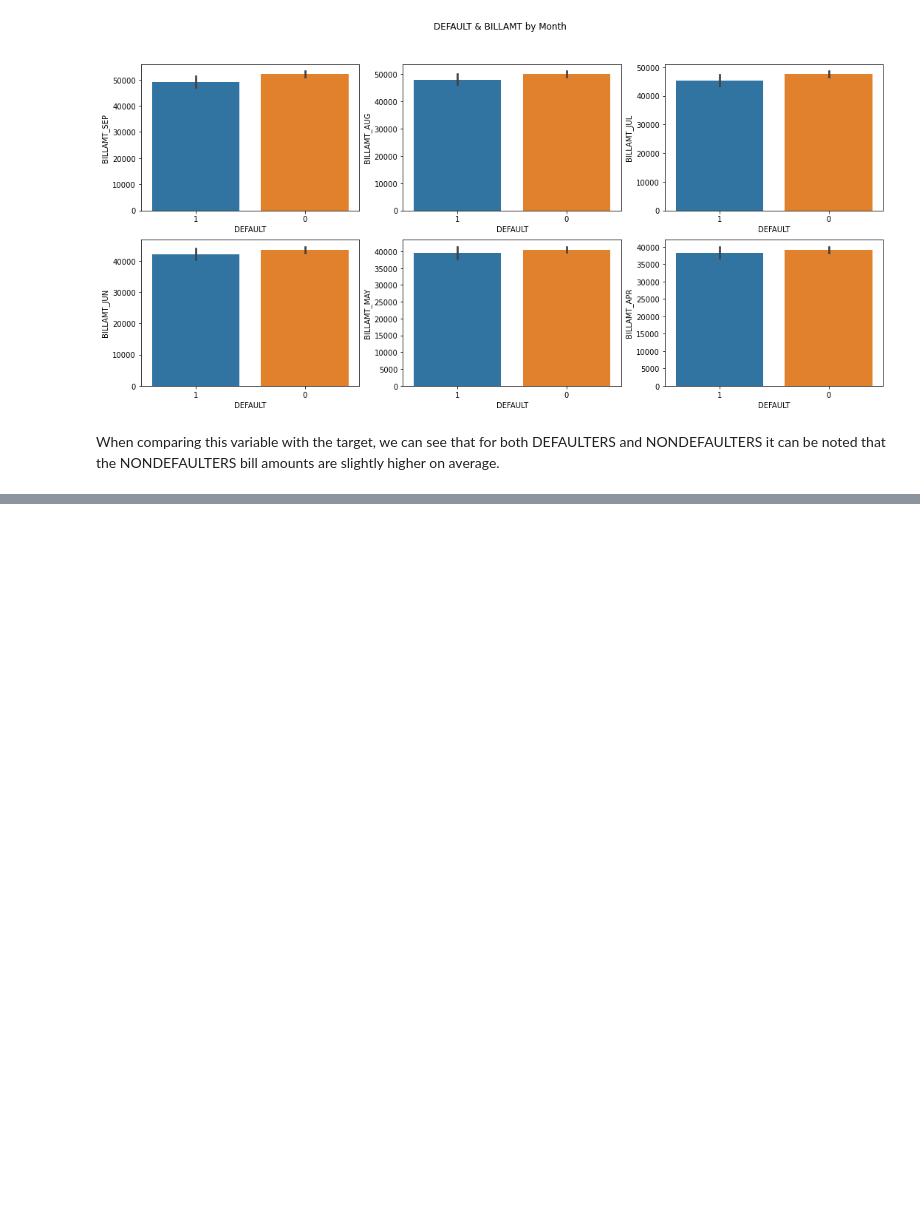
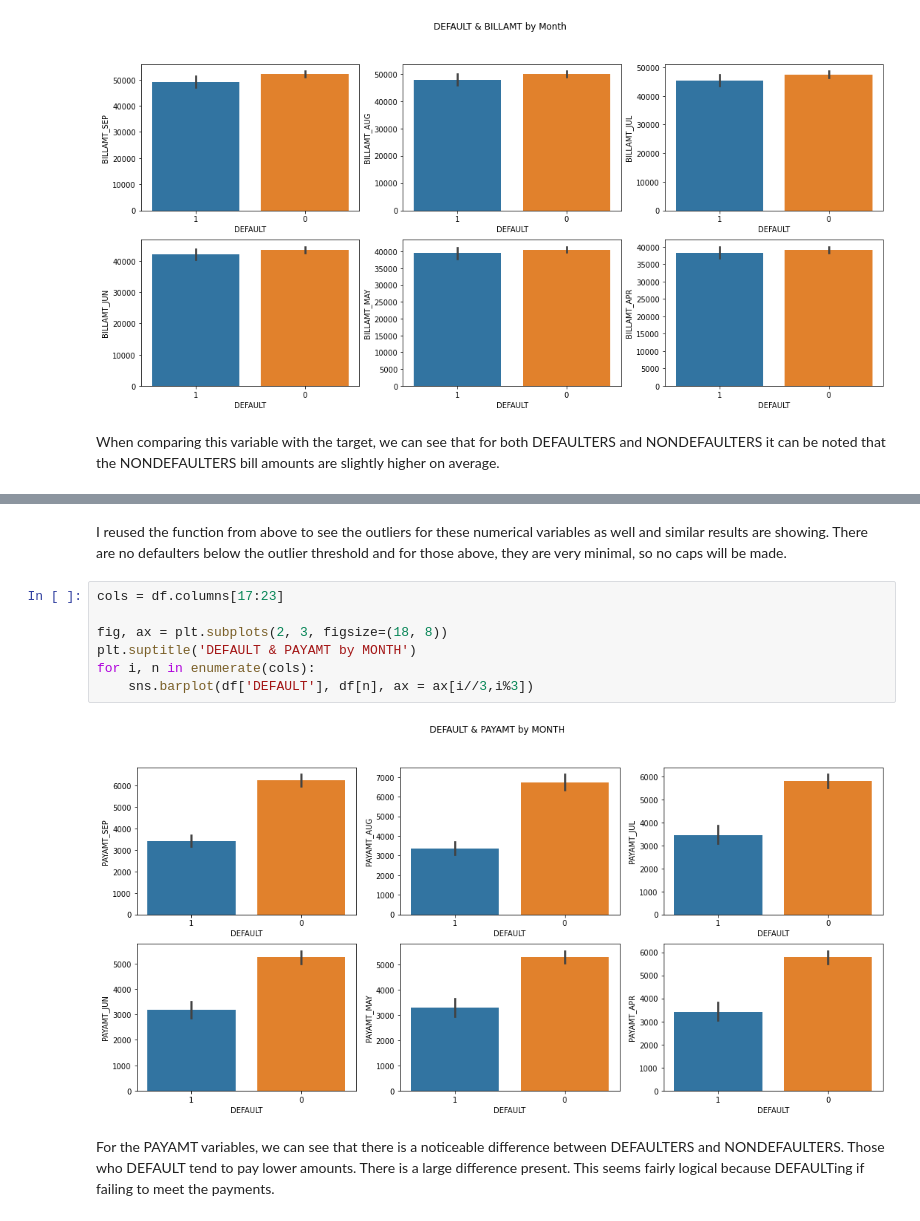
Before and after one commit to zachagreenberg/DefaultPredictionAnalysis, a Jupyter notebook: eda-modeling-evaluation.ipynb, the cells around one changed output, grey strips where cells are left out. Drawn from its saved outputs; the diff is of its cells as text; blank space fills up the shorter version.

```diff
--- a/eda-modeling-evaluation.ipynb
+++ b/eda-modeling-evaluation.ipynb
@@ -387,0 +422,13 @@ When comparing this variable with the target, we can see that for both DEFAULTER
+# %% [markdown]
+I reused the function from above to see the outliers for these numerical variables as well and similar results are showing. There are no defaulters below the outlier threshold and for those above, they are very minimal, so no caps will be made.
+# %%
+cols = df.columns[17:23]
+
+fig, ax = plt.subplots(2, 3, figsize=(18, 8))
+plt.suptitle('DEFAULT & PAYAMT by MONTH')
+for i, n in enumerate(cols):
+    sns.barplot(df['DEFAULT'], df[n], ax = ax[i//3,i%3])
+# %% [output]
+[figure, added]
+# %% [markdown]
+For the PAYAMT variables, we can see that there is a noticeable difference between DEFAULTERS and NONDEFAULTERS. Those who DEFAULT tend to pay lower amounts. There is a large difference present. This seems fairly logical because DEFAULTing if failing to meet the payments.
```
Also changed, not shown: parts of 4 cells of this notebook.
